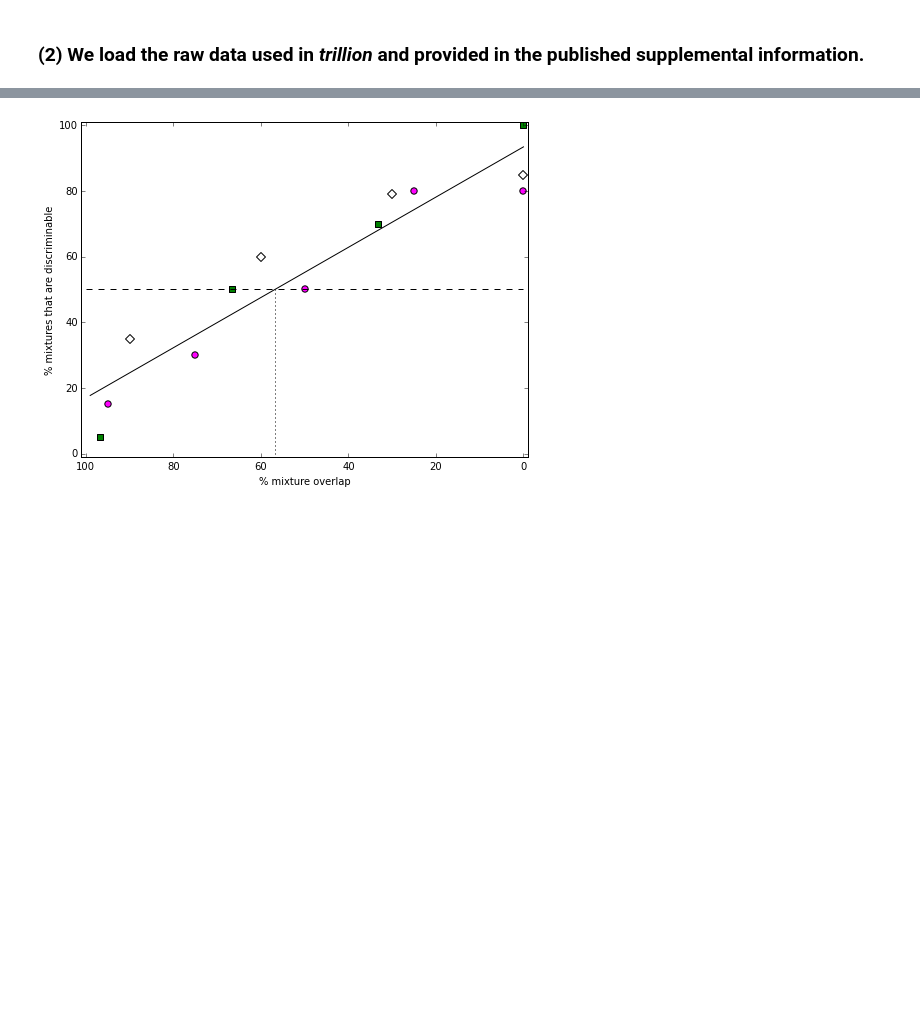
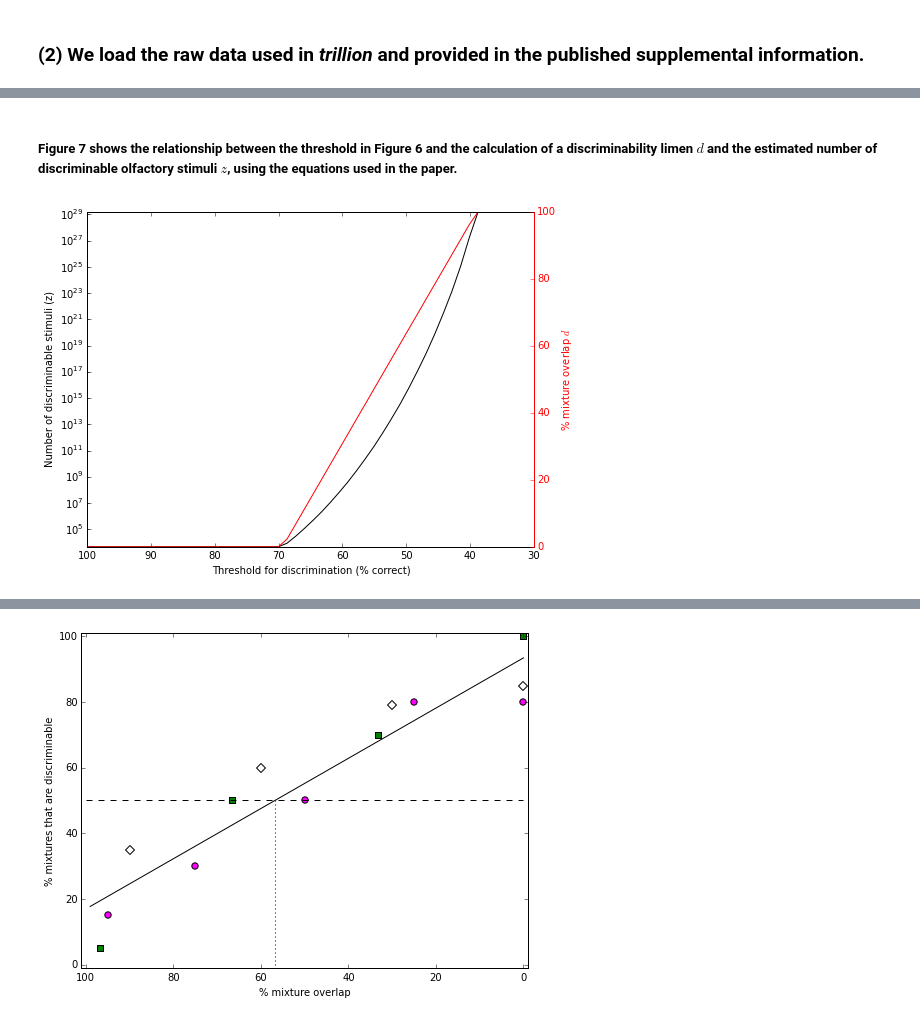
Before and after one commit to rgerkin/trillion, a Jupyter notebook: arxiv.ipynb, the cells around one changed output, grey strips where cells are left out. Cells and saved outputs as stored; diff of their text form; code cells hidden in the pictures; blank space fills up the shorter version.

Commit message:
Updates to match paper

```diff
--- a/arxiv.ipynb
+++ b/arxiv.ipynb
@@ -41,0 +180,6 @@ T = 20
+# %%
+# Hypothetical reproduction of Fig. 3a from Bushdid et al. using their data and methods, but with fraction discriminated
+# rather than fraction significantly discriminated.  An analogous reproduction of Fig. 3b would be identical since without
+# a thresholding step due to hypothesis testing, it doesn't matter whether we average across subjects or tests first.
+overlap = trillion.fig3x(results,alpha=None,threshold=50.0)
+print('Mixture overlap at which 50%% of discriminations were successful is %.2f%%' % overlap)
@@ -41,0 +189,34 @@ T = 20
+# %% [markdown]
+##### Figure 7 shows the relationship between the threshold in Figure 6 and the calculation of a discriminability limen $d$ and the estimated number of discriminable olfactory stimuli $z$, using the equations used in the paper.
+# %%
+# Figure 7.  Note that this is again avoiding the hypothesis testing step of Figure 6, i.e. it computes fraction
+# discriminable directly instead of computing fraction significantly discriminable, in an effort to avoid the
+# strong effects of the number of subjects, the number of tests, and the significance threshold $\alpha$ on the result.
+
+# Compute.
+thresholds = np.linspace(100,33.3,50)
+overlaps = [trillion.fig3x(results,alpha=None,threshold=threshold,plot=False) for threshold in thresholds]
+d = [(100-overlap)/100 for overlap in overlaps] # Convert from percent overlap to fraction distinct components.
+z_ = [trillion.disc(N,C,N*d_) for d_ in d]
+
+# Plot.
+fig, ax1 = plt.subplots()
+ax2 = ax1.twinx()
+ax1.plot(thresholds,z_,color='k')
+ax2.plot(thresholds,overlaps,color='r')
+ax1.invert_xaxis()
+ax1.set_yscale('log')
+ax1.set_ylim(trillion.disc(N,C,N),trillion.disc(N,C,0))
+
+# Label and colorize.
+ax1.set_xlabel('Threshold for discrimination (% correct)')
+ax1.set_ylabel('Number of discriminable stimuli (z)')
+ax2.set_ylabel(r'% mixture overlap $d$')
+ax2.spines['right'].set_color('red')
+ax2.yaxis.label.set_color('red')
+ax2.tick_params(axis='y', colors='red')
+
+# Save data.
+np.savetxt('Z vs disc threshold.csv',np.vstack((d,z_)).transpose(),delimiter=',')
+# %% [output]
+[figure, added]
```
Also changed, not shown: parts of 195 cells of this notebook, 1 other file.
